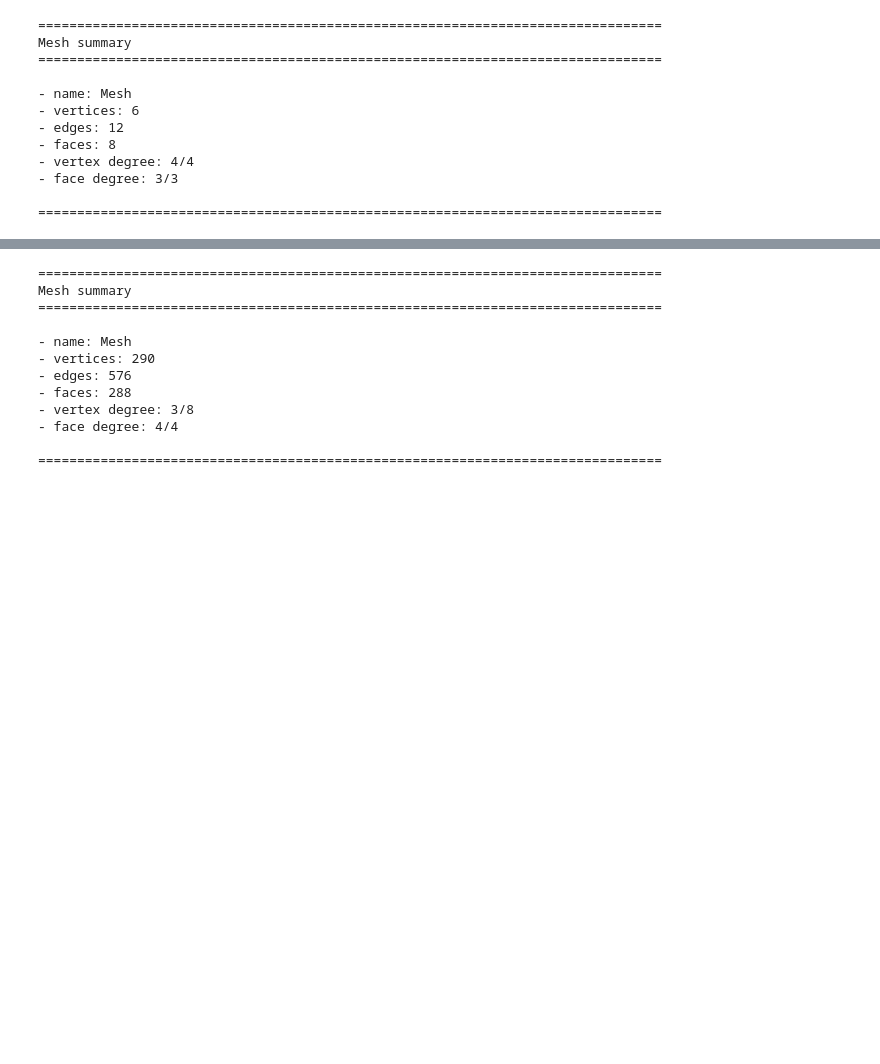
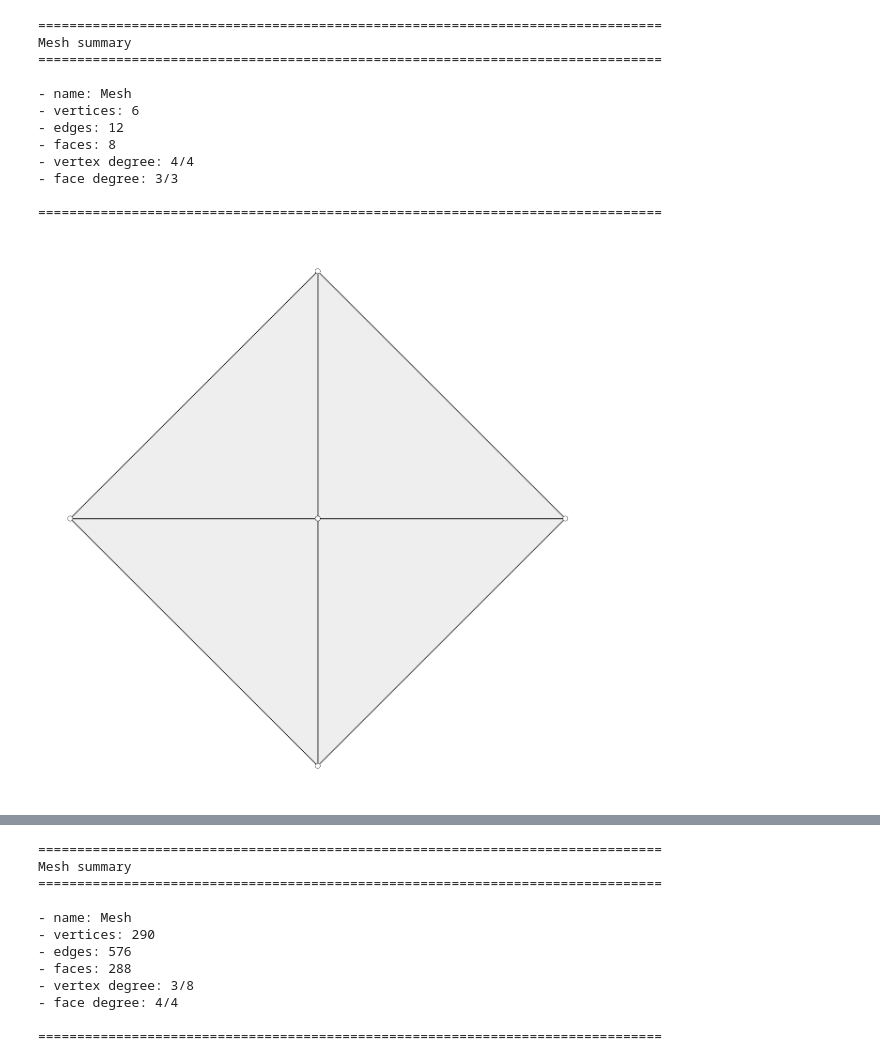
Before and after one commit to tetov/MAS-1920, a Jupyter notebook: T1/09_mesh_subdivision/191007_3d_mesh.ipynb, the cells around one changed output, grey strips where cells are left out. Drawn from its saved outputs; the diff is of its cells as text; code cells hidden in the pictures; blank space fills up the shorter version.

```diff
--- a/T1/09_mesh_subdivision/191007_3d_mesh.ipynb
+++ b/T1/09_mesh_subdivision/191007_3d_mesh.ipynb
@@ -8,21 +6,29 @@ from compas.datastructures import subdivision as sd
 from compas_plotters import MeshPlotter
 # %%
 mesh = Mesh.from_polyhedron(8)
-# %%
-mesh.summary()
-# %% [output]
-================================================================================
-Mesh summary
-================================================================================
-
-- name: Mesh
-- vertices: 6
-- edges: 12
-- faces: 8
-- vertex degree: 4/4
-- face degree: 3/3
-
-================================================================================
+# %%
+
+mesh.summary()
+
+plotter = MeshPlotter(mesh)
+plotter.draw_edges()
+plotter.draw_faces()
+plotter.draw_vertices(radius=0.01)
+plotter.show()
+# %% [output]
+================================================================================
+Mesh summary
+================================================================================
+
+- name: Mesh
+- vertices: 6
+- edges: 12
+- faces: 8
+- vertex degree: 4/4
+- face degree: 3/3
+
+================================================================================
+[figure, added]
 # %%
 mesh2 = sd.mesh_subdivide_tri(mesh)
 mesh3 = sd.trimesh_subdivide_loop(mesh2)
```
Also changed, not shown: parts of 7 cells of this notebook, 7 other files.
